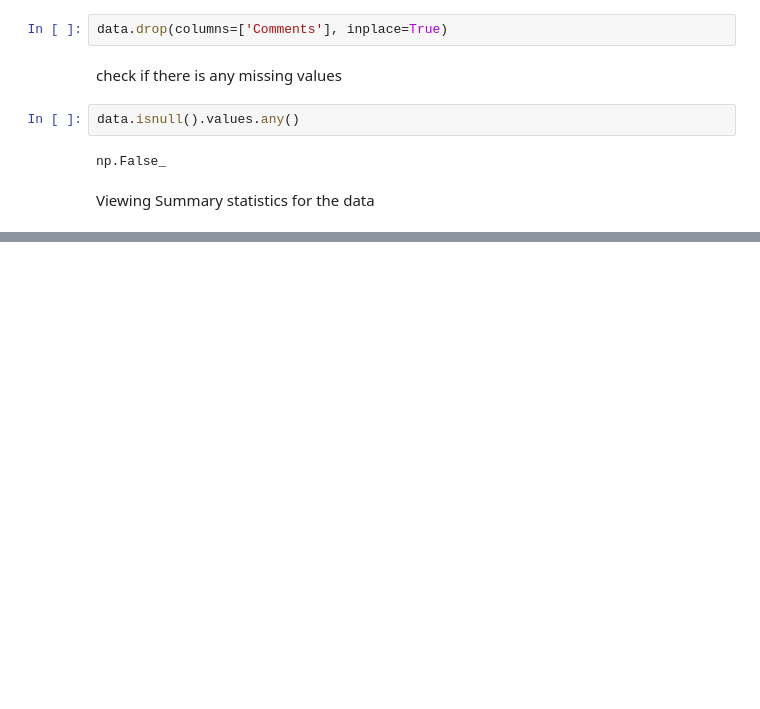
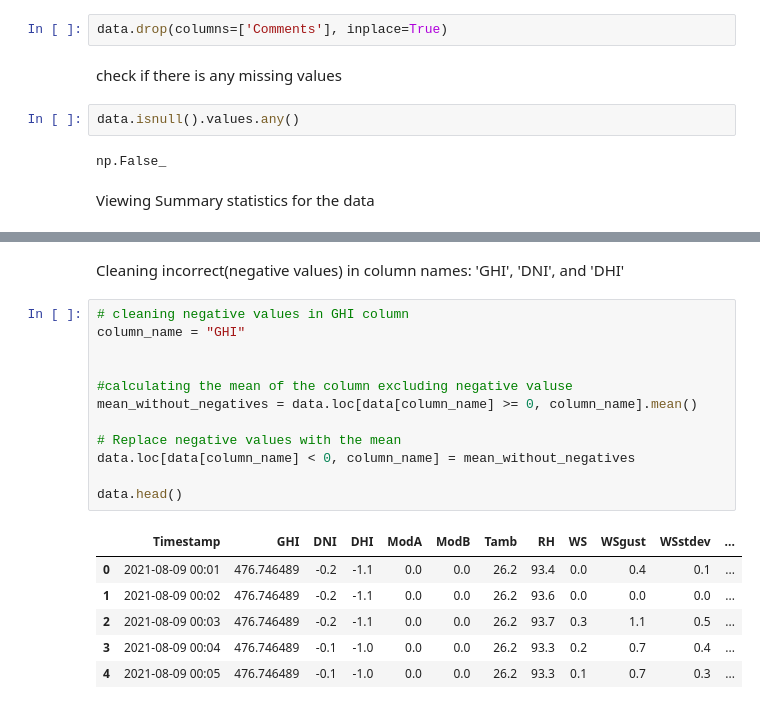
Before and after one commit to Tesfahun03/Week0-EDA-Stats, a Jupyter notebook: notebooks/WEEK-0-EDA.ipynb, the cells around one changed output, grey strips where cells are left out. Cells and saved outputs as stored; diff of their text form; blank space fills up the shorter version.

Commit message:
Data quality check and cleaning

```diff
--- a/notebooks/WEEK-0-EDA.ipynb
+++ b/notebooks/WEEK-0-EDA.ipynb
@@ -100,3 +100,24 @@ data.describe()
 | 50% | 1.800000 | -0.100000 | 1.600000 | 4.500000 | 4.300000 | 28.000000 | 55.100000 | 1.900000 | 2.600000 | 0.500000 | 181.000000 | ... |
 | 75% | 483.400000 | 314.200000 | 216.300000 | 463.700000 | 447.900000 | 32.300000 | 80.100000 | 3.100000 | 4.100000 | 0.600000 | 235.100000 | ... |
 | max | 1413.000000 | 952.300000 | 759.200000 | 1342.300000 | 1342.300000 | 43.800000 | 100.000000 | 19.500000 | 26.600000 | 4.200000 | 360.000000 | ... |
+# %% [markdown]
+Cleaning incorrect(negative values) in column names: 'GHI', 'DNI', and 'DHI'
+# %%
+# cleaning negative values in GHI column
+column_name = "GHI"
+
+
+#calculating the mean of the column excluding negative valuse
+mean_without_negatives = data.loc[data[column_name] >= 0, column_name].mean()
+
+# Replace negative values with the mean
+data.loc[data[column_name] < 0, column_name] = mean_without_negatives
+
+data.head()
+# %% [output]
+|  | Timestamp | GHI | DNI | DHI | ModA | ModB | Tamb | RH | WS | WSgust | WSstdev | ... |
+| 0 | 2021-08-09 00:01 | 476.746489 | -0.2 | -1.1 | 0.0 | 0.0 | 26.2 | 93.4 | 0.0 | 0.4 | 0.1 | ... |
+| 1 | 2021-08-09 00:02 | 476.746489 | -0.2 | -1.1 | 0.0 | 0.0 | 26.2 | 93.6 | 0.0 | 0.0 | 0.0 | ... |
+| 2 | 2021-08-09 00:03 | 476.746489 | -0.2 | -1.1 | 0.0 | 0.0 | 26.2 | 93.7 | 0.3 | 1.1 | 0.5 | ... |
+| 3 | 2021-08-09 00:04 | 476.746489 | -0.1 | -1.0 | 0.0 | 0.0 | 26.2 | 93.3 | 0.2 | 0.7 | 0.4 | ... |
+| 4 | 2021-08-09 00:05 | 476.746489 | -0.1 | -1.0 | 0.0 | 0.0 | 26.2 | 93.3 | 0.1 | 0.7 | 0.3 | ... |
```
Also changed, not shown: parts of 7 cells of this notebook.
